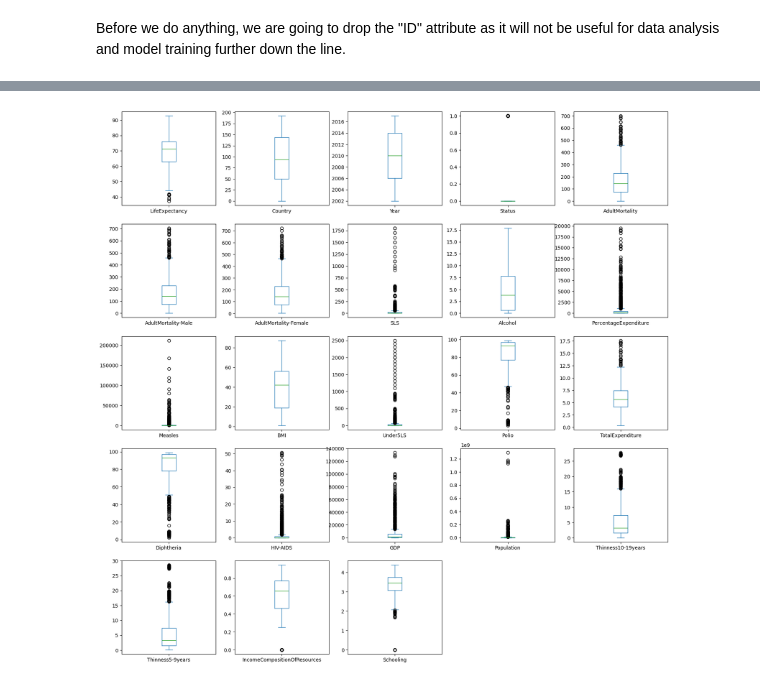
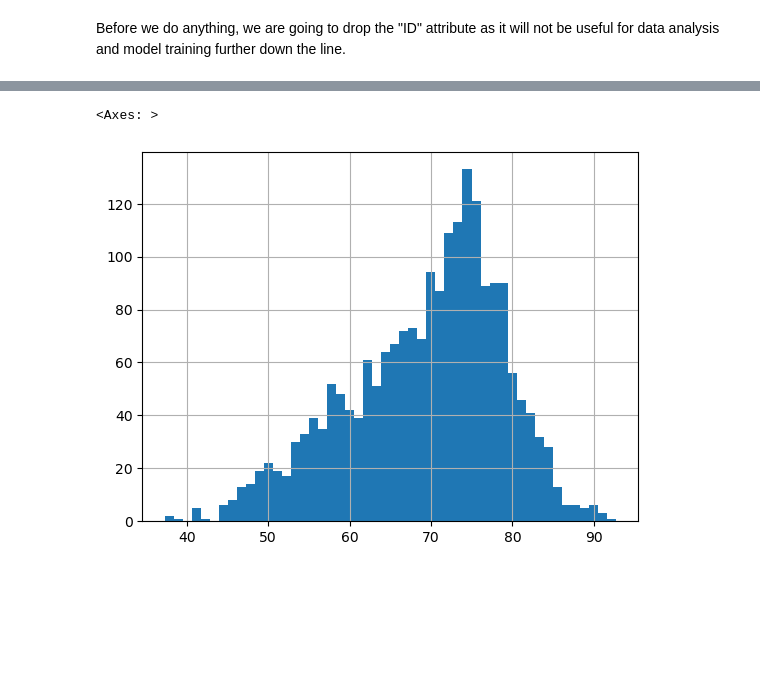
Before and after one commit to KanTheCodingNoob/Machine-Learning-LifeExpectancyPrediction, a Jupyter notebook: COSC2753_A1_S4019548.ipynb, the cells around one changed output, grey strips where cells are left out. Cells and saved outputs as stored; diff of their text form; code cells hidden in the pictures; blank space fills up the shorter version.

Commit message:
Reformat data analysis

```diff
--- a/COSC2753_A1_S4019548.ipynb
+++ b/COSC2753_A1_S4019548.ipynb
@@ -191,5 +182,5 @@ array([[<Axes: title={'center': 'LifeExpectancy'}>,
-# %%
-train_data.plot(kind='box', subplots=True, layout=(5, 5), sharex=False, sharey=False, figsize=(20, 20))
-plt.show()
-# %% [output]
-[figure, removed]
+# %%
+train_data["LifeExpectancy"].hist(bins=50)
+# %% [output]
+<Axes: >
+[figure, added]
```
Also changed, not shown: parts of 12 cells of this notebook.
